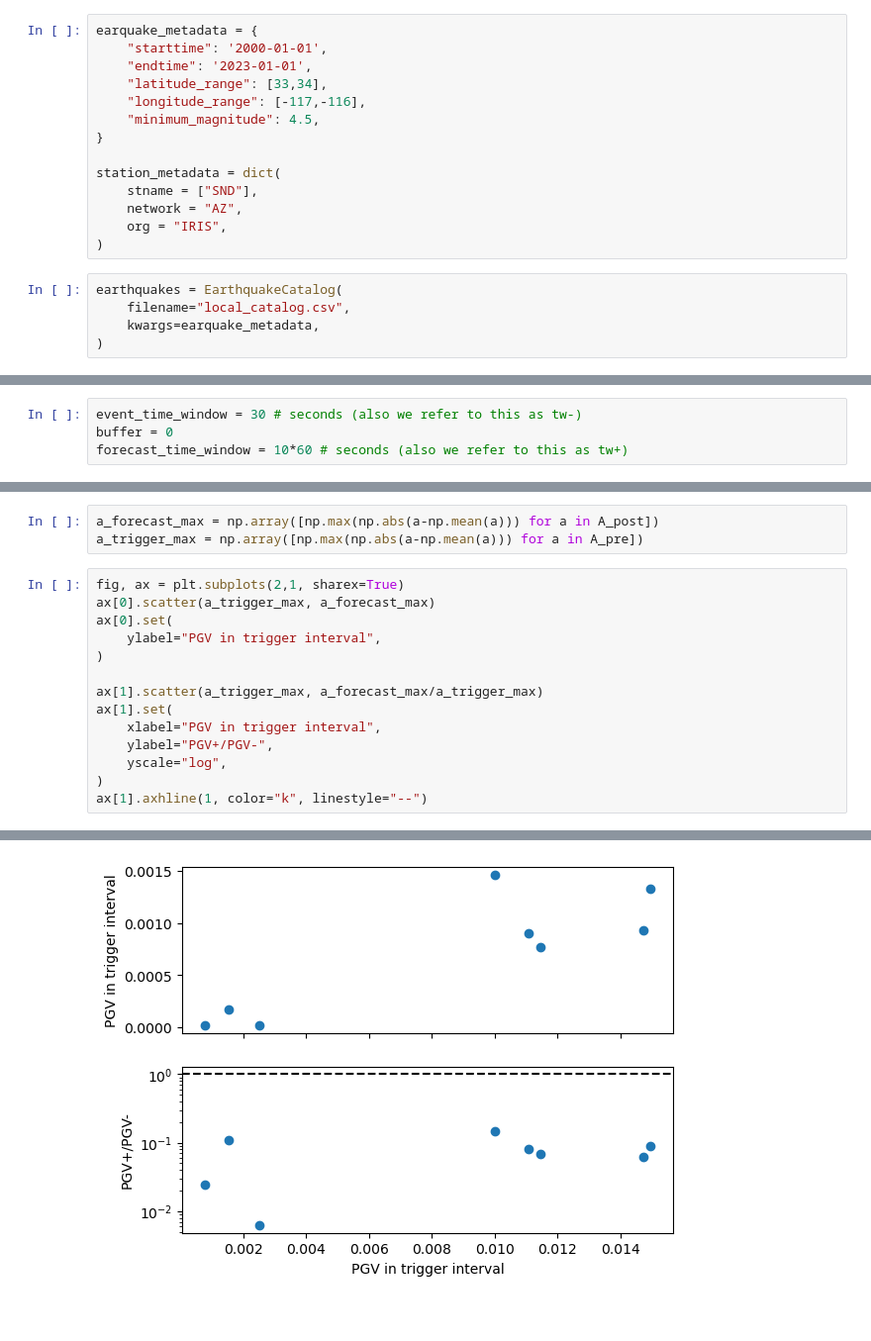
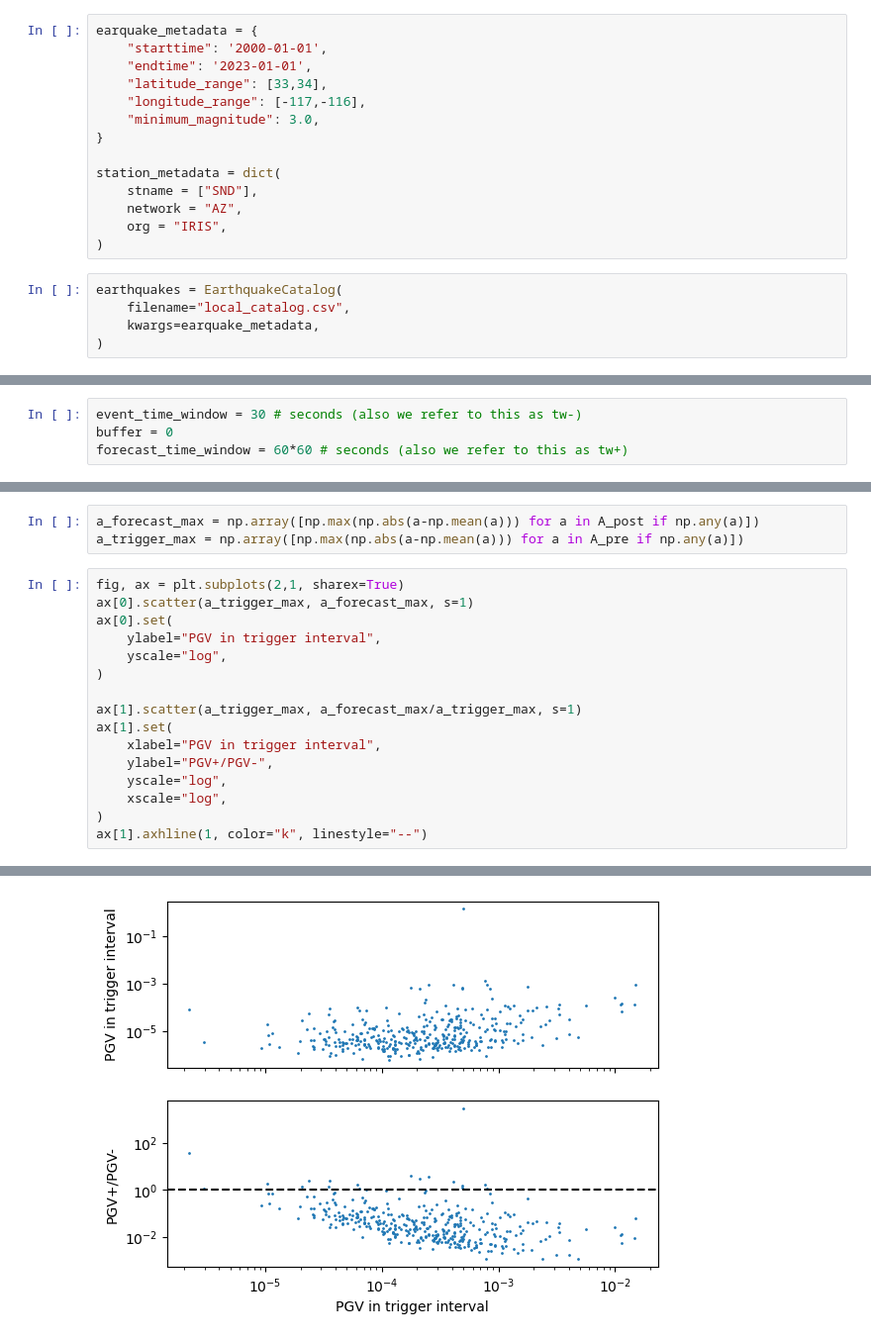
Before and after one commit to Ner-Ber/GroundMotion_QH, a Jupyter notebook: scripts/Kelian/proto_analysis.ipynb, the cells around one changed output, grey strips where cells are left out. Shown: that part at 99% size. Saved outputs shown, nothing was run; the diff lists cells and outputs as text; blank space fills up the shorter version.

```diff
--- a/scripts/Kelian/proto_analysis.ipynb
+++ b/scripts/Kelian/proto_analysis.ipynb
@@ -18,7 +18,7 @@ earquake_metadata = {
     "endtime": '2023-01-01',
     "latitude_range": [33,34],
     "longitude_range": [-117,-116],
-    "minimum_magnitude": 4.5,
+    "minimum_magnitude": 3.0,
 }
 
 station_metadata = dict(
@@ -39,7 +39,7 @@ earthquakes.plot_time_series()
 # %%
 event_time_window = 30 # seconds (also we refer to this as tw-)
 buffer = 0
-forecast_time_window = 10*60 # seconds (also we refer to this as tw+)
+forecast_time_window = 60*60 # seconds (also we refer to this as tw+)
 # %%
 A_pre = []
 A_post = []
@@ -87,20 +90,22 @@ Dowloading event 8
 # %%
-a_forecast_max = np.array([np.max(np.abs(a-np.mean(a))) for a in A_post])
-a_trigger_max = np.array([np.max(np.abs(a-np.mean(a))) for a in A_pre])
+a_forecast_max = np.array([np.max(np.abs(a-np.mean(a))) for a in A_post if np.any(a)])
+a_trigger_max = np.array([np.max(np.abs(a-np.mean(a))) for a in A_pre if np.any(a)])
 # %%
 fig, ax = plt.subplots(2,1, sharex=True)
-ax[0].scatter(a_trigger_max, a_forecast_max)
+ax[0].scatter(a_trigger_max, a_forecast_max, s=1)
 ax[0].set(
     ylabel="PGV in trigger interval",
+    yscale="log",
 )
 
-ax[1].scatter(a_trigger_max, a_forecast_max/a_trigger_max)
+ax[1].scatter(a_trigger_max, a_forecast_max/a_trigger_max, s=1)
 ax[1].set(
     xlabel="PGV in trigger interval",
     ylabel="PGV+/PGV-",
     yscale="log",
+    xscale="log",
 )
 ax[1].axhline(1, color="k", linestyle="--")
 # %% [output]
 <matplotlib.lines.Line2D at 0x...>
-[figure, old version]
+[figure, new version]
```
Also changed, not shown: parts of 4 cells of this notebook.
